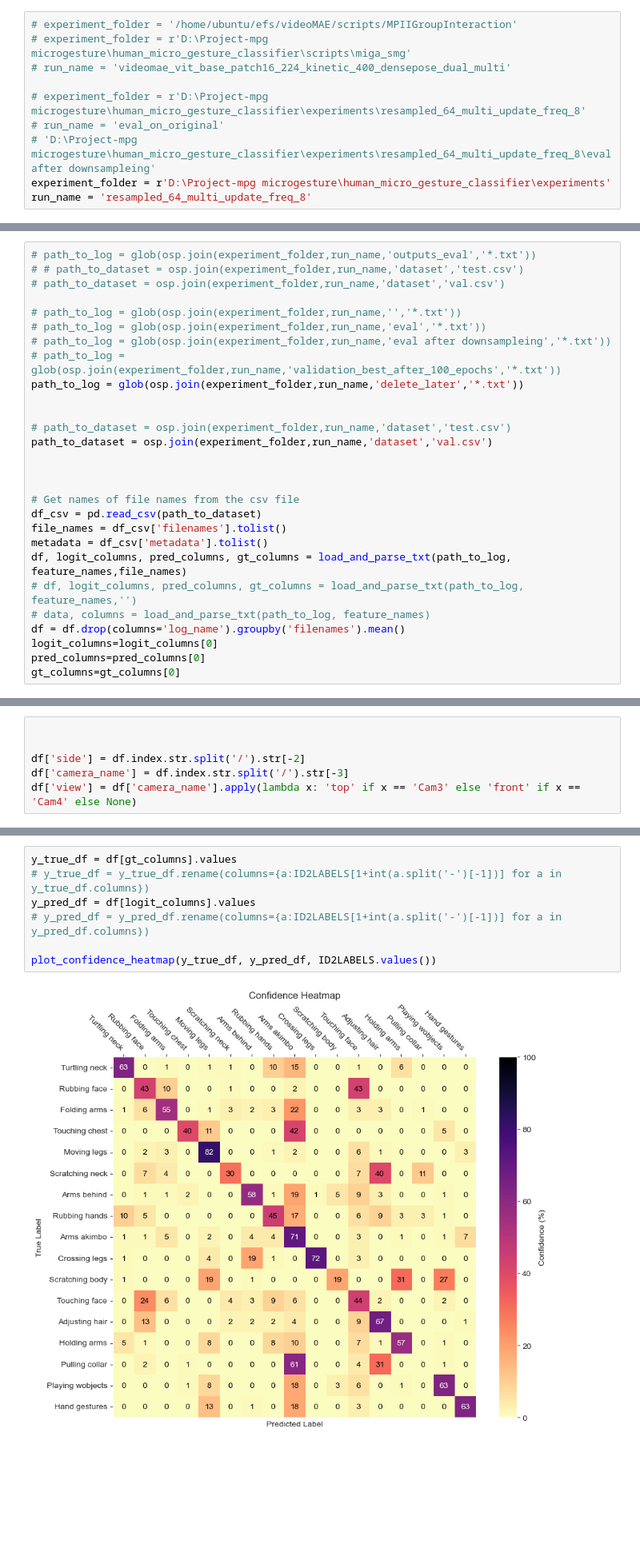
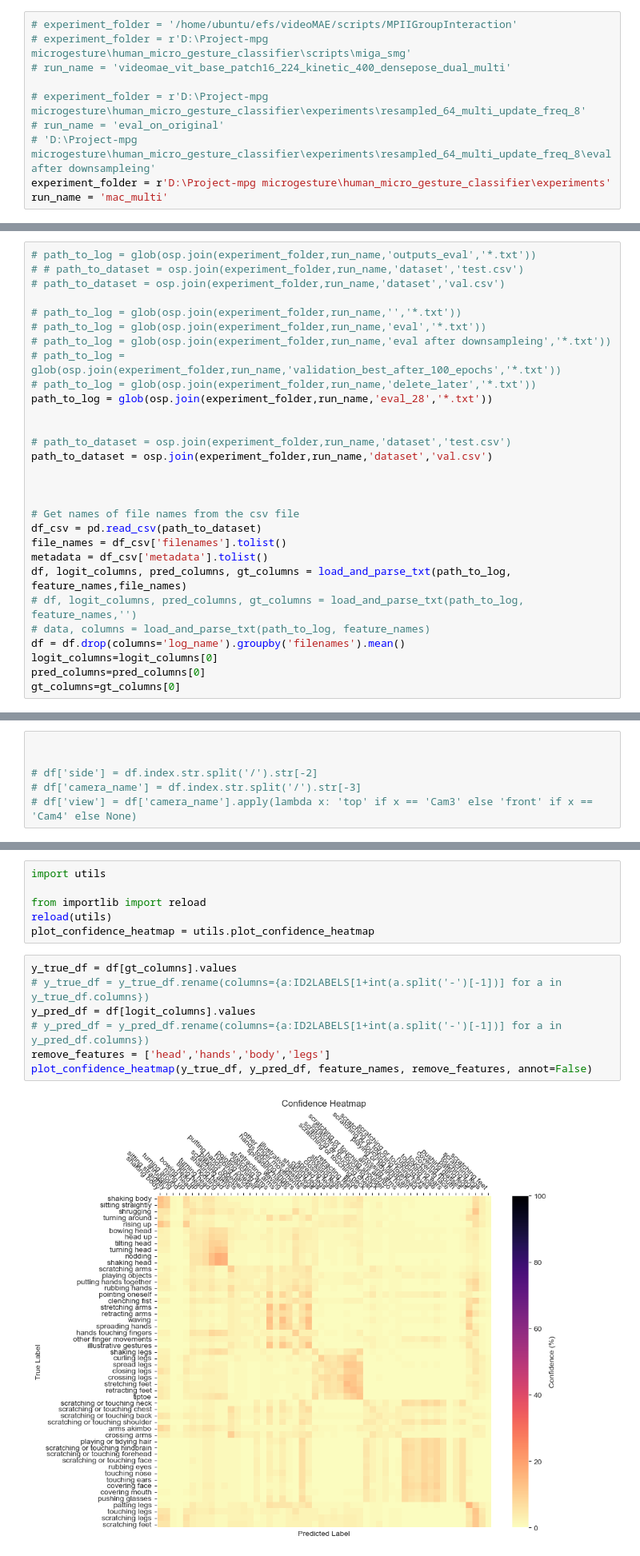
Before and after one commit to gutzcha/human_micro_gesture_classifier, a Jupyter notebook: data_exploration/consolidate_results_v3.ipynb, the cells around one changed output, grey strips where cells are left out. Shown at 80% size. Drawn from its saved outputs; the diff is of its cells as text; blank space fills up the shorter version.

```diff
--- a/data_exploration/consolidate_results_v3.ipynb
+++ b/data_exploration/consolidate_results_v3.ipynb
@@ -99,7 +100,7 @@ def load_and_parse_txt(path_or_list, feature_names, file_names):
 # run_name = 'eval_on_original'
 # 'D:\Project-mpg microgesture\human_micro_gesture_classifier\experiments\resampled_64_multi_update_freq_8\eval after downsampleing'
 experiment_folder = r'D:\Project-mpg microgesture\human_micro_gesture_classifier\experiments'
-run_name = 'resampled_64_multi_update_freq_8'
+run_name = 'mac_multi'
 # %%
 # path_to_weights = '/home/ubuntu/efs/videoMAE/scripts/dyadic_communication_001/dataset/weights.json'
 # experiment_folder = '/home/ubuntu/efs/videoMAE/scripts/dyadic_communication_5vid_clean'
@@ -123,7 +120,8 @@ feature_names
 # path_to_log = glob(osp.join(experiment_folder,run_name,'eval','*.txt'))
 # path_to_log = glob(osp.join(experiment_folder,run_name,'eval after downsampleing','*.txt'))
 # path_to_log = glob(osp.join(experiment_folder,run_name,'validation_best_after_100_epochs','*.txt'))
-path_to_log = glob(osp.join(experiment_folder,run_name,'delete_later','*.txt'))
+# path_to_log = glob(osp.join(experiment_folder,run_name,'delete_later','*.txt'))
+path_to_log = glob(osp.join(experiment_folder,run_name,'eval_28','*.txt'))
 
 
 # path_to_dataset = osp.join(experiment_folder,run_name,'dataset','test.csv')
@@ -182,9 +143,9 @@ df
 # %%
 
 
-df['side'] = df.index.str.split('/').str[-2]
-df['camera_name'] = df.index.str.split('/').str[-3]
-df['view'] = df['camera_name'].apply(lambda x: 'top' if x == 'Cam3' else 'front' if x == 'Cam4' else None)
+# df['side'] = df.index.str.split('/').str[-2]
+# df['camera_name'] = df.index.str.split('/').str[-3]
+# df['view'] = df['camera_name'].apply(lambda x: 'top' if x == 'Cam3' else 'front' if x == 'Cam4' else None)
 # %%
 # # print(sum(df['gt-lgcr']))
 # # print(len(df))
@@ -760,9 +898,15 @@ from utils import plot_confidence_heatmap
+# %%
+import utils
+
+from importlib import reload
+reload(utils)
+plot_confidence_heatmap = utils.plot_confidence_heatmap
 # %%
 y_true_df = df[gt_columns].values
 # y_true_df = y_true_df.rename(columns={a:ID2LABELS[1+int(a.split('-')[-1])] for a in y_true_df.columns})
 y_pred_df = df[logit_columns].values
 # y_pred_df = y_pred_df.rename(columns={a:ID2LABELS[1+int(a.split('-')[-1])] for a in y_pred_df.columns})
-
-plot_confidence_heatmap(y_true_df, y_pred_df, ID2LABELS.values())
+remove_features = ['head','hands','body','legs']
+plot_confidence_heatmap(y_true_df, y_pred_df, feature_names, remove_features, annot=False)
 # %% [output]
-[figure, old version]
+[figure, new version]
```
Also changed, not shown: parts of 37 cells of this notebook, 28 other files.
